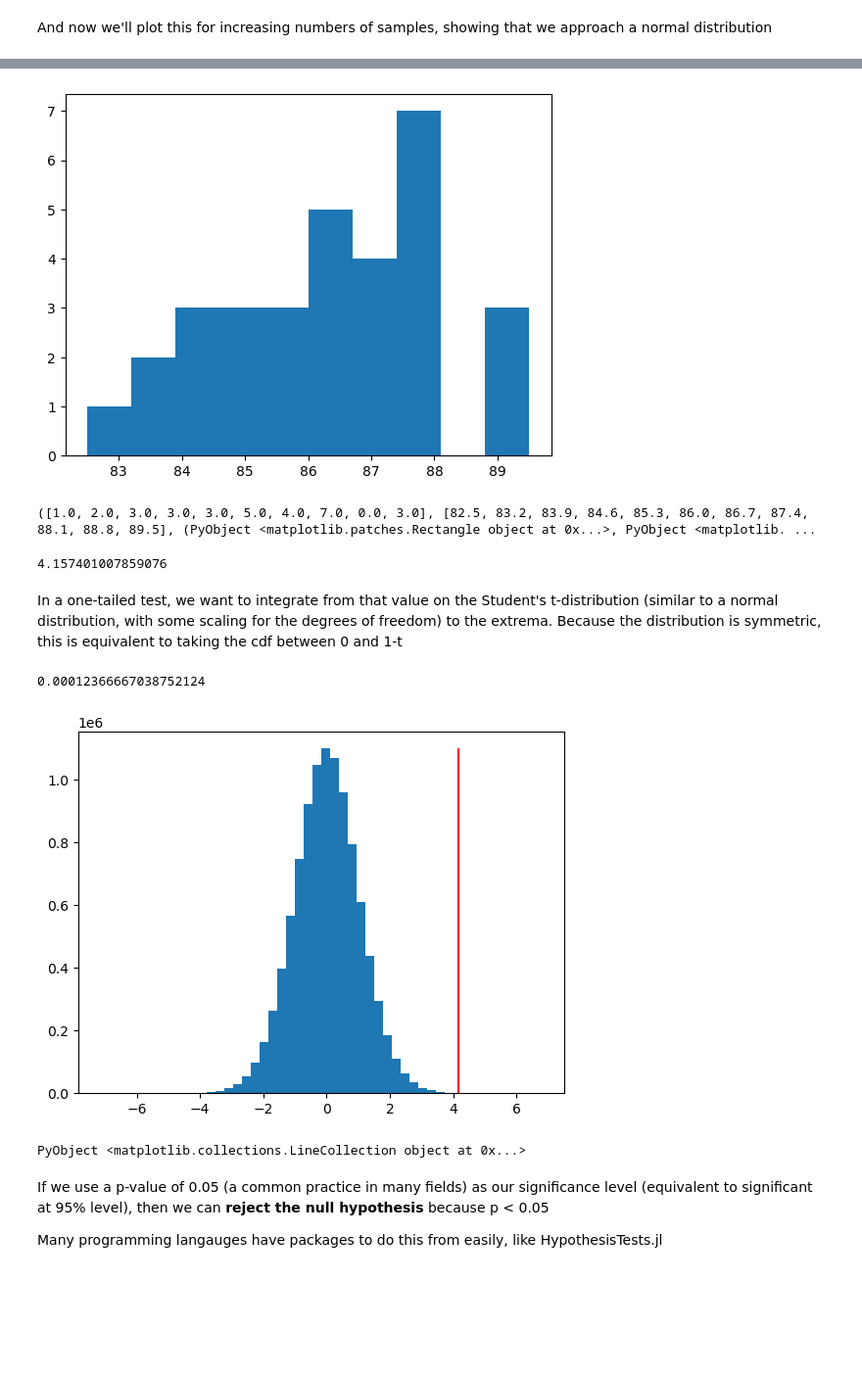
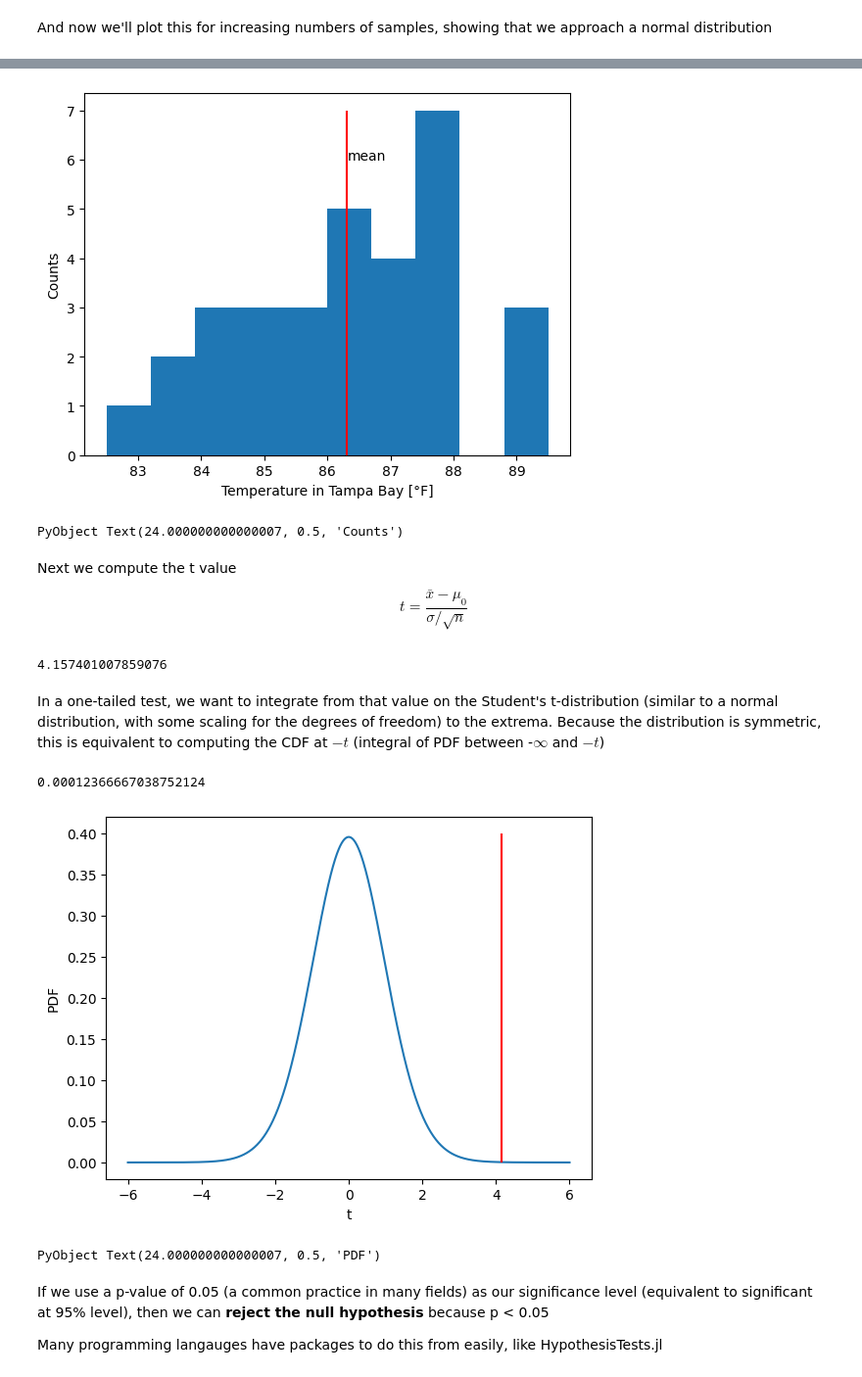
Before and after one commit to b-r-hamilton/stats_mathreview, a Jupyter notebook: examples.ipynb, the cells around one changed output, grey strips where cells are left out. Shown at 98% size. Saved outputs shown, nothing was run; the diff lists cells and outputs as text; code cells hidden in the pictures; blank space fills up the shorter version.

```diff
--- a/examples.ipynb
+++ b/examples.ipynb
@@ -365,25 +377,33 @@ Test: upper-tailed t-test
 # %%
-hist(t_at)
+h = hist(t_at);
+vlines(mean(t_at), ymin = maximum(h[1]), ymax = minimum(h[1]), color = "red")
+text(mean(t_at) + 0.01, 6, s = "mean")
+xlabel("Temperature in Tampa Bay [°F]")
+ylabel("Counts")
 # %% [output]
-[figure, old version]
+[figure, new version]
-([1.0, 2.0, 3.0, 3.0, 3.0, 5.0, 4.0, 7.0, 0.0, 3.0], [82.5, 83.2, 83.9, 84.6, 85.3, 86.0, 86.7, 87.4, 88.1, 88.8, 89.5], (PyObject <matplotlib.patches.Rectangle object at 0x...>, PyObject <matplotlib. ...
+PyObject Text(24.000000000000007, 0.5, 'Counts')
+# %% [markdown]
+Next we compute the t value
+$$t = \frac{\bar{x}-\mu_0}{\sigma / \sqrt{n}}$$
 # %%
 ttest = (mean(t_at) - 85) / (std(t_at)/sqrt(length(t_at)))
 # %% [output]
 4.157401007859076
 # %% [markdown]
-In a one-tailed test, we want to integrate from that value on the Student's t-distribution (similar to a normal distribution, with some scaling for the degrees of freedom) to the extrema. Because the distribution is symmetric, this is equivalent to taking the cdf between 0 and 1-t
+In a one-tailed test, we want to integrate from that value on the Student's t-distribution (similar to a normal distribution, with some scaling for the degrees of freedom) to the extrema. Because the distribution is symmetric, this is equivalent to computing the CDF at $-t$ (integral of PDF between -$\infty$ and $- t$)
 # %%
 Distributions.cdf.(TDist(length(t_at)-1), -ttest)
 # %% [output]
 0.00012366667038752124
 # %%
-normal = rand(TDist(length(t_at)-1), 10000000)
-h = hist(normal, bins = 50)
-vlines(x = ttest, ymin = 0, ymax = maximum(h[1]), color = "red")
+plot(-6:0.01:6, Distributions.pdf.(TDist(length(t_at)-1), -6:0.01:6))
+vlines(x = ttest, ymin = 0, ymax = 0.4, color = "red")
+xlabel("t")
+ylabel("PDF")
 # %% [output]
-[figure, old version]
+[figure, new version]
-PyObject <matplotlib.collections.LineCollection object at 0x...>
+PyObject Text(24.000000000000007, 0.5, 'PDF')
 # %% [markdown]
 If we use a p-value of 0.05 (a common practice in many fields) as our significance level (equivalent to significant at 95% level), then we can **reject the null hypothesis** because p < 0.05
 
```
Also changed, not shown: parts of 19 cells of this notebook, 8 other files.
